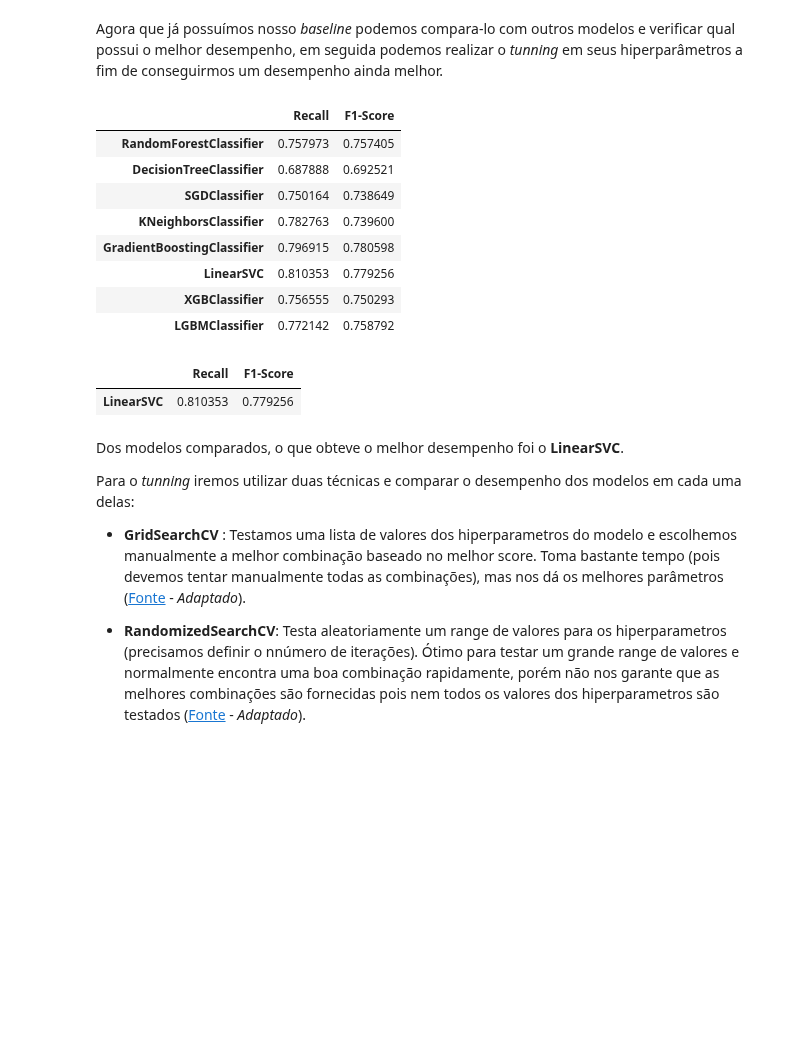
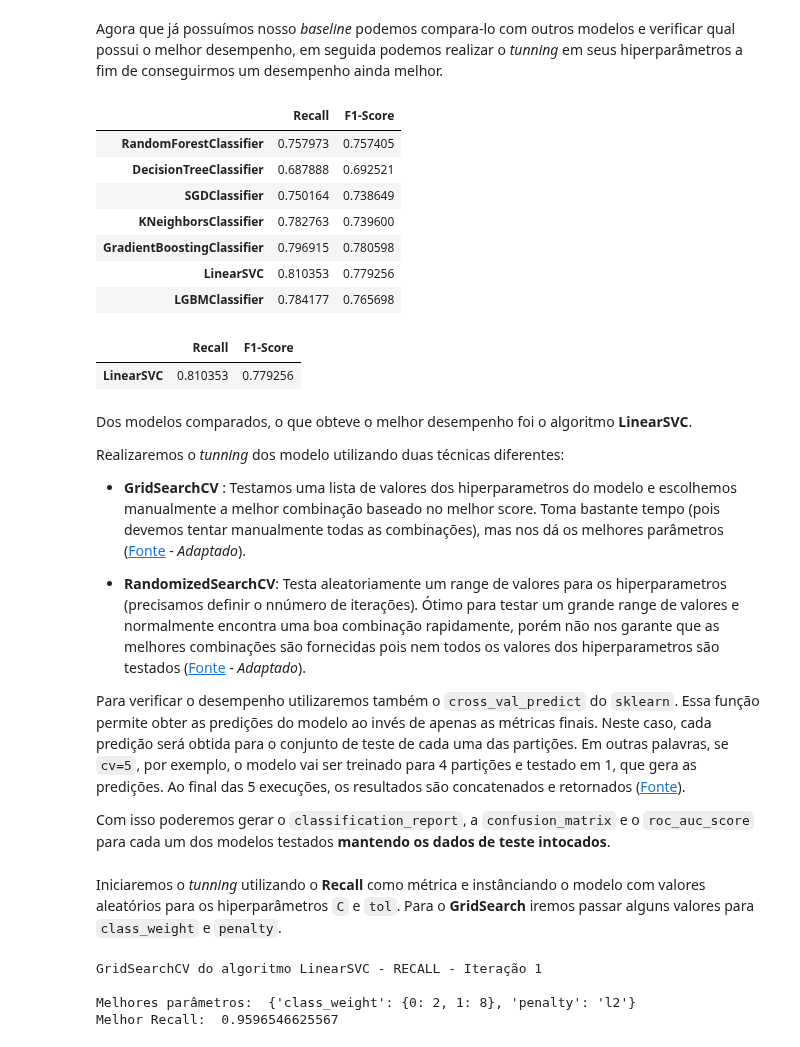
Before and after one commit to LuisCSGuimaraes/ChurnPrediction, a Jupyter notebook: Notebook/Churn Prediction.ipynb, the cells around one changed output. Saved outputs shown, nothing was run; the diff lists cells and outputs as text; code cells hidden in the pictures; blank space fills up the shorter version.

Commit message:
Modelo finalizado

```diff
--- a/Notebook/Churn Prediction.ipynb
+++ b/Notebook/Churn Prediction.ipynb
@@ -1600,35 +1576,33 @@ decisiont = DecisionTreeClassifier(random_state=seed)
 sgdc = SGDClassifier(random_state=seed)
 kneighbors = KNeighborsClassifier()
 gboost = GradientBoostingClassifier(random_state=seed)
 lsvc = LinearSVC(random_state=seed)
-xgboost = XGBClassifier(random_state=seed)
 lgbm = LGBMClassifier(random_state=seed)
 
 #Criando listas vazias para armazenamento dos valores
 modelo = []
 recall = []
 f1 = []
 
 #Criando um laço para avaliar os modelos
-for model in (randomf, decisiont, sgdc, kneighbors, gboost, lsvc, xgboost, lgbm):
+for model in (randomf, decisiont, sgdc, kneighbors, gboost, lsvc, lgbm):
   modelo.append(model.__class__.__name__)
   recall.append((cross_val_score(model, X_train, y_train, scoring='recall')).mean())
   f1.append((cross_val_score(model, X_train, y_train, scoring='f1')).mean())
 
 #Criando um dataframe com os valores obtidos
 df_modelos = pd.DataFrame(data=recall, index=modelo, columns=['Recall'])
 df_modelos['F1-Score'] = f1
 
 #exibindo
 df_modelos
 # %% [output]
 |  | Recall | F1-Score |
 | RandomForestClassifier | 0.757973 | 0.757405 |
 | DecisionTreeClassifier | 0.687888 | 0.692521 |
 | SGDClassifier | 0.750164 | 0.738649 |
 | KNeighborsClassifier | 0.782763 | 0.739600 |
 | GradientBoostingClassifier | 0.796915 | 0.780598 |
 | LinearSVC | 0.810353 | 0.779256 |
-| XGBClassifier | 0.756555 | 0.750293 |
-| LGBMClassifier | 0.772142 | 0.758792 |
+| LGBMClassifier | 0.784177 | 0.765698 |
 # %%
@@ -1638,10 +1612,14 @@ df_modelos.loc[(df_modelos.Recall > (base_recall.mean())) & (df_modelos['F1-Scor
 |  | Recall | F1-Score |
 | LinearSVC | 0.810353 | 0.779256 |
 # %% [markdown]
-Dos modelos comparados, o que obteve o melhor desempenho foi o **LinearSVC**.
+Dos modelos comparados, o que obteve o melhor desempenho foi o algoritmo **LinearSVC**.
 
-Para o *tunning* iremos utilizar duas técnicas e comparar o desempenho dos modelos em cada uma delas:
+Realizaremos o *tunning* dos modelo utilizando duas técnicas diferentes:
 
  - **GridSearchCV** : Testamos uma lista de valores dos hiperparametros do modelo e escolhemos manualmente a melhor combinação baseado no melhor score. Toma bastante tempo (pois devemos tentar manualmente todas as combinações), mas nos dá os melhores parâmetros ([Fonte](https://www.kaggle.com/general/212697) - *Adaptado*).
 
  - **RandomizedSearchCV**: Testa aleatoriamente um range de valores para os hiperparametros (precisamos definir o nnúmero de iterações). Ótimo para testar um grande range de valores e normalmente encontra uma boa combinação rapidamente, porém não nos garante que as melhores combinações são fornecidas pois nem todos os valores dos hiperparametros são testados ([Fonte](https://www.kaggle.com/general/212697) - *Adaptado*).
+
+Para verificar o desempenho utilizaremos também o `cross_val_predict` do `sklearn`. Essa função permite obter as predições do modelo ao invés de apenas as métricas finais. Neste caso, cada predição será obtida para o conjunto de teste de cada uma das partições. Em outras palavras, se `cv=5`, por exemplo, o modelo vai ser treinado para 4 partições e testado em 1, que gera as predições. Ao final das 5 execuções, os resultados são concatenados e retornados ([Fonte](http://computacaointeligente.com.br/outros/intro-sklearn-part-3/#gerando-predi%C3%A7%C3%B5es-via-cross_val_predict)).
+
+Com isso poderemos gerar o `classification_report`, a `confusion_matrix` e o `roc_auc_score` para cada um dos modelos testados **mantendo os dados de teste intocados**.
@@ -1661,0 +1630,31 @@ warnings.filterwarnings('ignore')
+# %% [markdown]
+Iniciaremos o *tunning* utilizando o **Recall** como métrica e instânciando o modelo com valores aleatórios para os hiperparâmetros `C` e `tol`. Para o **GridSearch** iremos passar alguns valores para `class_weight` e `penalty`.
+# %%
+#Dicionário dos parâmetros que serão utilizados no grid search
+grid_params = {
+    'class_weight':['balanced', {0:2,1:7}, {0:2,1:8}, {0:3,1:7}, {0:3,1:8}, {0:4,1:8}, {0:4,1:9}],
+    'penalty':['l1', 'l2'],
+}
+
+#Instânciando o modelo
+lsvc_grid = LinearSVC(C=1,
+                      tol=0.001,
+                      random_state=seed)
+
+#Instânciando o modelo de Grid Search
+grid = GridSearchCV(lsvc_grid,
+                    grid_params,
+                    scoring='recall',)
+
+#Fit do modelo nos dados de treino
+grid.fit(X_train, y_train)
+
+#Exibindo
+print("GridSearchCV do algoritmo LinearSVC - RECALL - Iteração 1\n")
+print("Melhores parâmetros: ", grid.best_params_)
+print("Melhor Recall: ", grid.best_score_)
+# %% [output]
+GridSearchCV do algoritmo LinearSVC - RECALL - Iteração 1
+
+Melhores parâmetros:  {'class_weight': {0: 2, 1: 8}, 'penalty': 'l2'}
+Melhor Recall:  0.9596546625567
```
Also changed, not shown: parts of 39 cells of this notebook.
